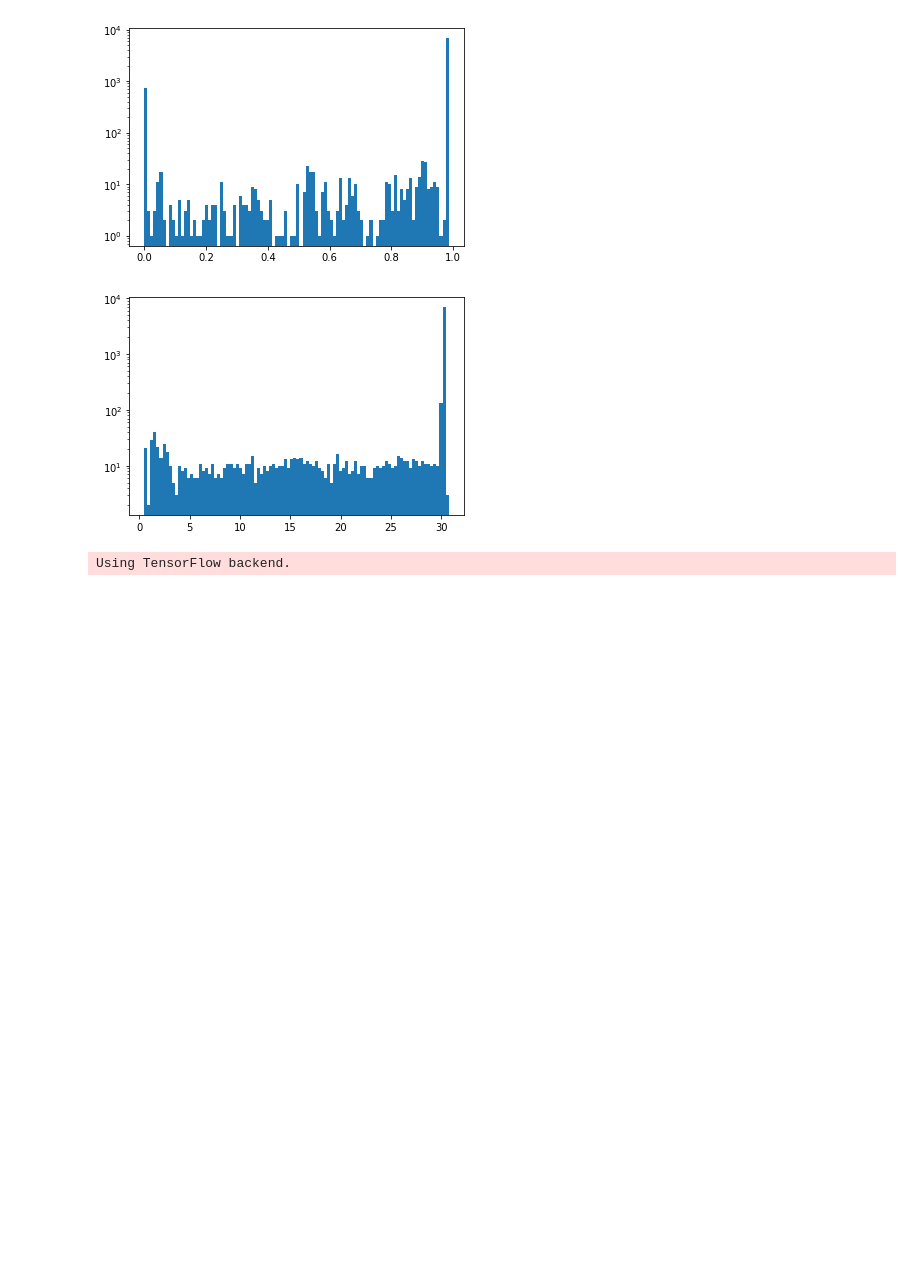
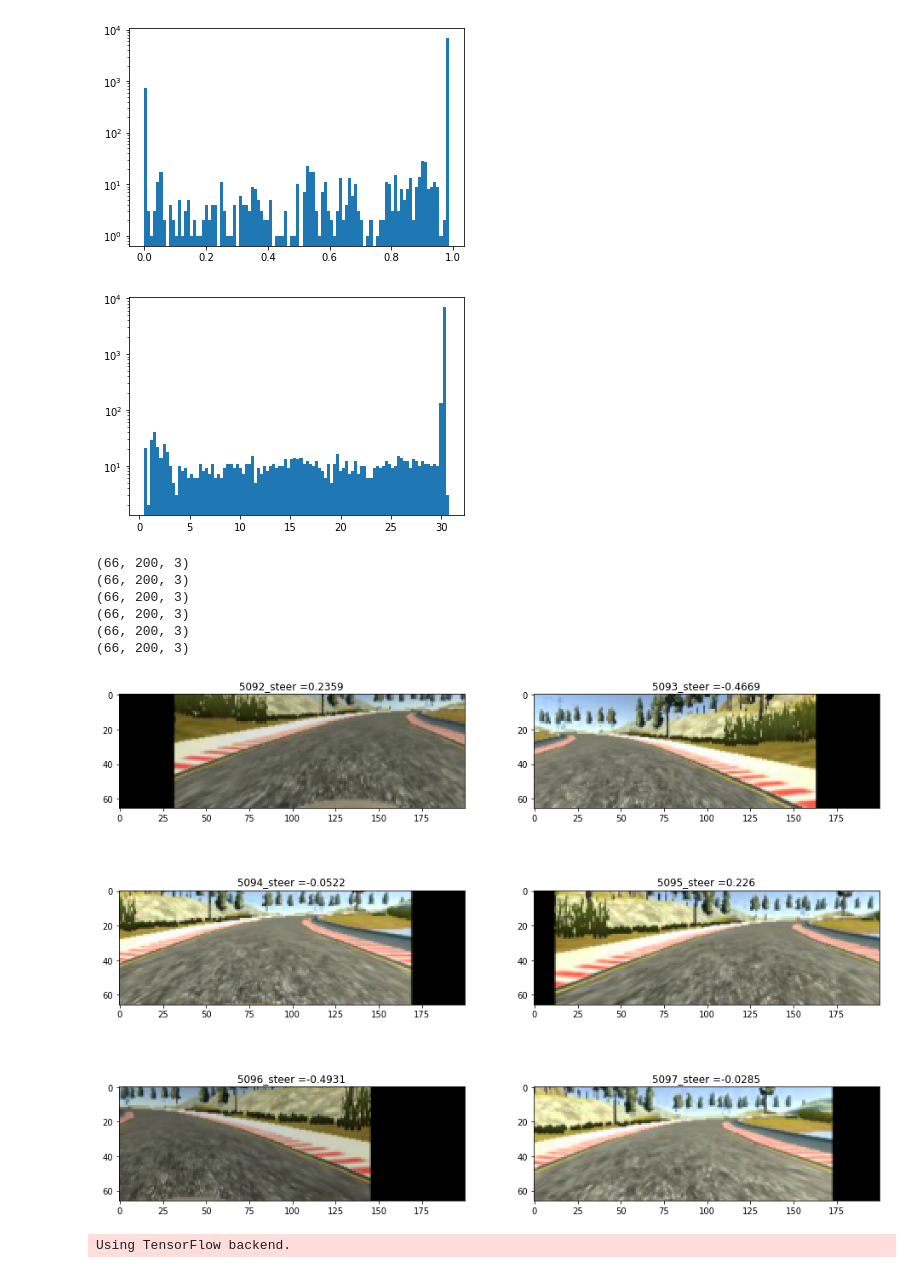
Before and after one commit to xingliuUT/CarND-Behavioral-Cloning-P3, a Jupyter notebook: image_augmentation.ipynb, the cells around one changed output. Drawn from its saved outputs; the diff is of its cells as text; code cells hidden in the pictures; blank space fills up the shorter version.

```diff
--- a/image_augmentation.ipynb
+++ b/image_augmentation.ipynb
@@ -184,15 +185,23 @@ def generate_valid(log):
 
 #     ax.set_title(str(np.round(steer,4)));
 # %%
-# fig = plt.figure(figsize = (16, 12))
-# for i in range(5092,5098):
-#     #for p in ['left', 'center', 'right']:
-#     image, steering = preprocess_train(driving_log.iloc[i,:])
-#     print(image.shape)
-#     ax = fig.add_subplot(3, 2, i - 5091)
-#     ax.imshow(image)
-#     #ax.set_title('steer =' + str(np.round(steering, 4)))
-#     ax.set_title(str(i) + '_steer =' + str(np.round(steering, 4)))
+fig = plt.figure(figsize = (16, 12))
+for i in range(5092,5098):
+    #for p in ['left', 'center', 'right']:
+    image, steering = preprocess_train(driving_log.iloc[i,:])
+    print(image.shape)
+    ax = fig.add_subplot(3, 2, i - 5091)
+    ax.imshow(image)
+    #ax.set_title('steer =' + str(np.round(steering, 4)))
+    ax.set_title(str(i) + '_steer =' + str(np.round(steering, 4)))
+# %% [output]
+(66, 200, 3)
+(66, 200, 3)
+(66, 200, 3)
+(66, 200, 3)
+(66, 200, 3)
+(66, 200, 3)
+[figure, added]
 # %%
 from keras.models import Sequential, load_model
 from keras.layers import Flatten, Dense, Lambda, Cropping2D, Dropout
```
Also changed, not shown: parts of 3 cells of this notebook.
